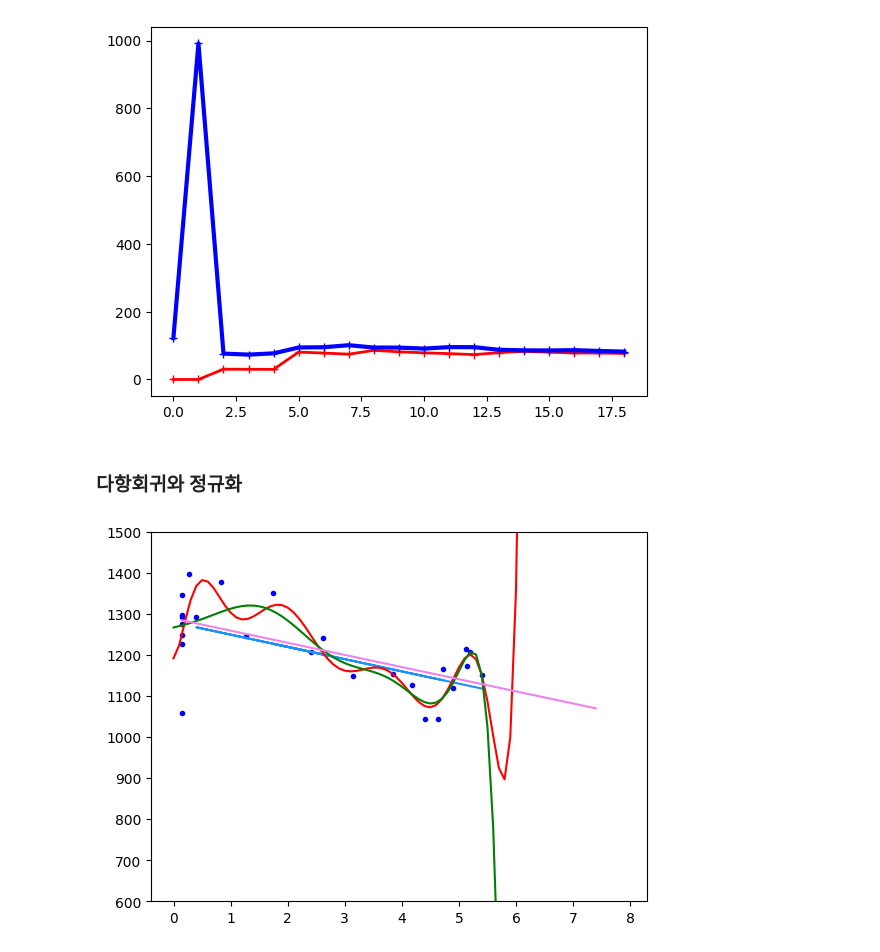
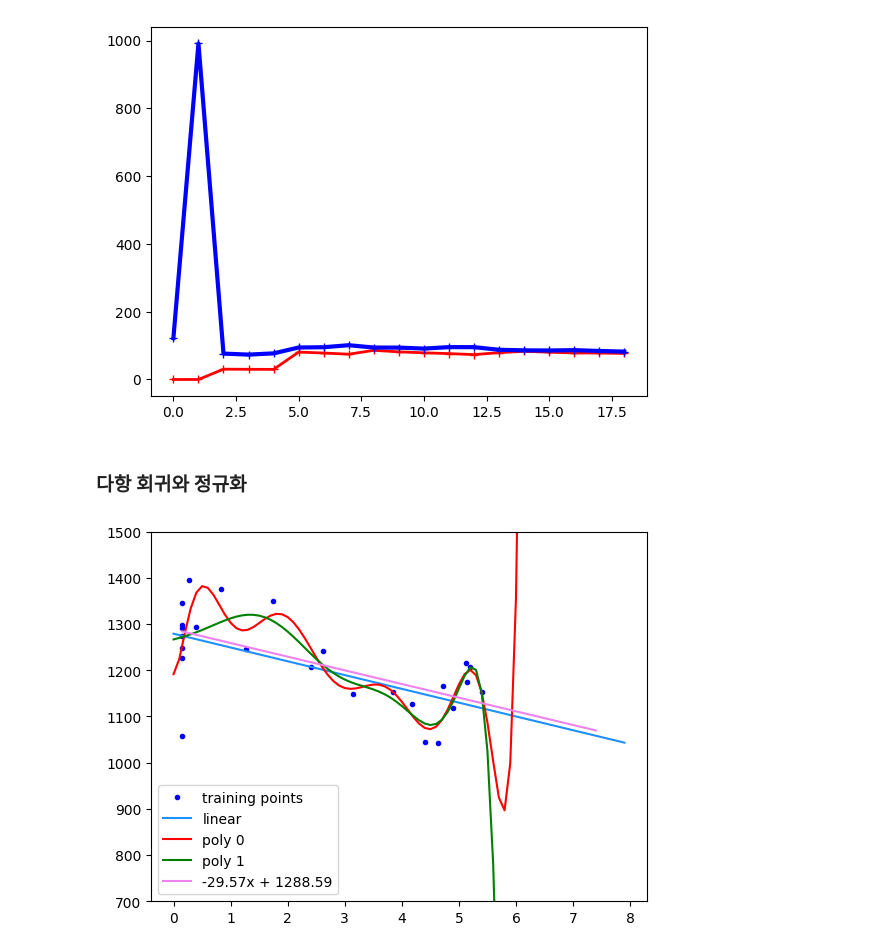
Before and after one commit to moonIsMyFriend/data_programming, a Jupyter notebook: research04.ipynb, the cells around one changed output. Cells and saved outputs as stored; diff of their text form; code cells hidden in the pictures.

```diff
--- a/research04.ipynb
+++ b/research04.ipynb
@@ -426,35 +426,45 @@ plt.show()
 # %% [output]
 [figure]
 # %% [markdown]
-### 다항회귀와 정규화
+### 다항 회귀와 정규화
 # %%
 from sklearn.preprocessing import PolynomialFeatures
 from sklearn.linear_model import Ridge
 
+# 특성이 하나인 회귀를 다항 회귀로 변환
 poly_features = PolynomialFeatures(degree=10, include_bias=False)
 X_poly = poly_features.fit_transform(df[x_cols])
 
+# 선형 회귀 모델
 lin_reg = LinearRegression()
 lin_reg.fit(X_train, y_train)
 
-lin_reg2 = Ridge(alpha=0, solver="cholesky")
+# 과대적합 문제를 방지하기 위해 복잡도에 패널티 적용
+lin_reg2 = Ridge(alpha=0)
 lin_reg2.fit(X_poly,df[y_col])
 
-lin_reg3 = Ridge(alpha=1, solver="cholesky")
+lin_reg3 = Ridge(alpha=1)
 lin_reg3.fit(X_poly,df[y_col])
 
-X_new=np.array(np.arange(0,8,0.1)).reshape(-1,1)
+# 학습 데이터 생성
+X_new = np.arange(0, 8, 0.1)[:, np.newaxis]
+
+# 단순 선형 학습
+y_predict = lin_reg.predict(X_new)
+
+# 다항 특성 학습
 X_poly_new = poly_features.fit_transform(X_new)
-y_predict = lin_reg.predict(X_test)
 y_predict2 = lin_reg2.predict(X_poly_new)
 y_predict3 = lin_reg3.predict(X_poly_new)
 
-plt.ylim([600,1500])
-plt.plot(df[x_cols],df[y_col], "b.")
-plt.plot(X_test, y_predict, "dodgerblue")
-plt.plot(X_new, y_predict2, "r-")
-plt.plot(X_new, y_predict3, "g-")
+# 결과 비교 그래프
+plt.ylim([700,1500])
+plt.plot(df[x_cols],df[y_col], "b.", label='training points')
+plt.plot(X_new, y_predict, "dodgerblue", label='linear')
+plt.plot(X_new, y_predict2, "r-", label='poly 0')
+plt.plot(X_new, y_predict3, "g-", label='poly 1')
 plt.plot(x_vals, y_vals, color = 'violet', label=f'{poly_fit[0]:.2f}x + {poly_fit[1]:.2f}')
+plt.legend(loc='lower left')
 plt.show()
 # %% [output]
-[figure, old version]
+[figure, new version]
```
Also changed, not shown: parts of 2 cells of this notebook.
